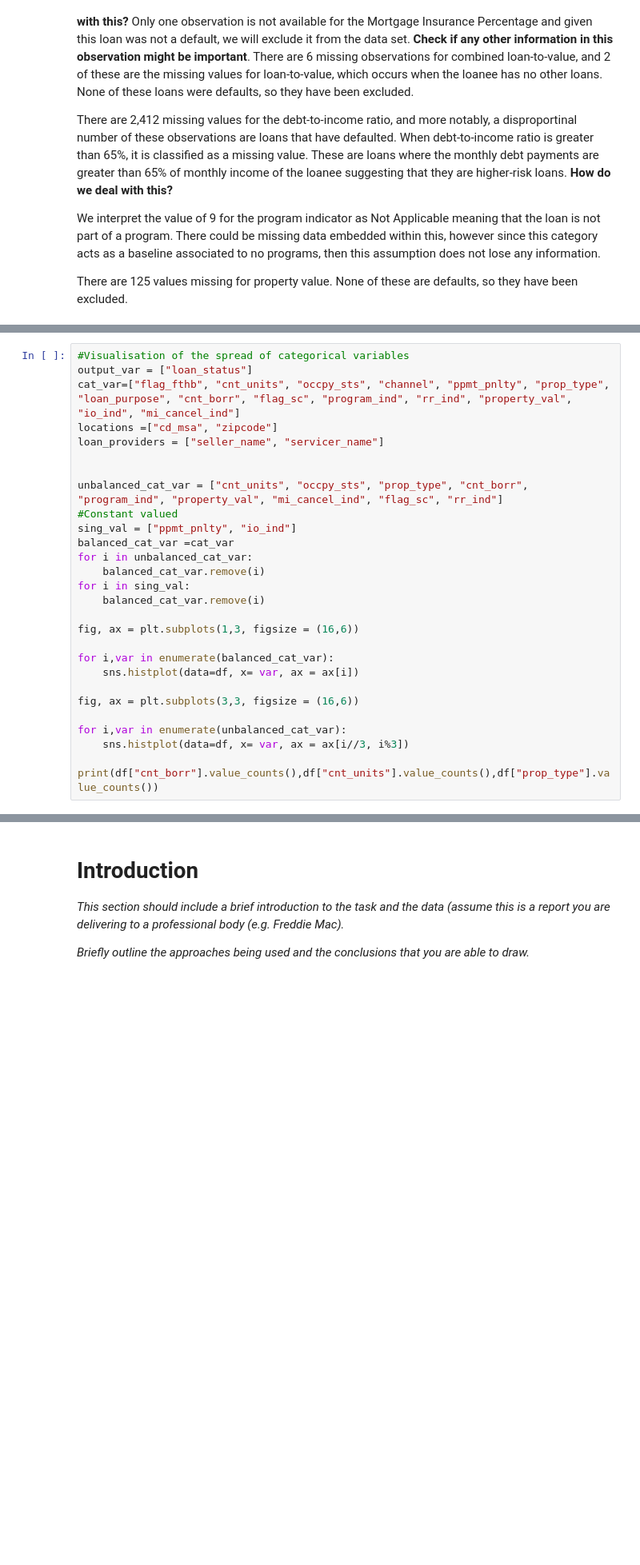
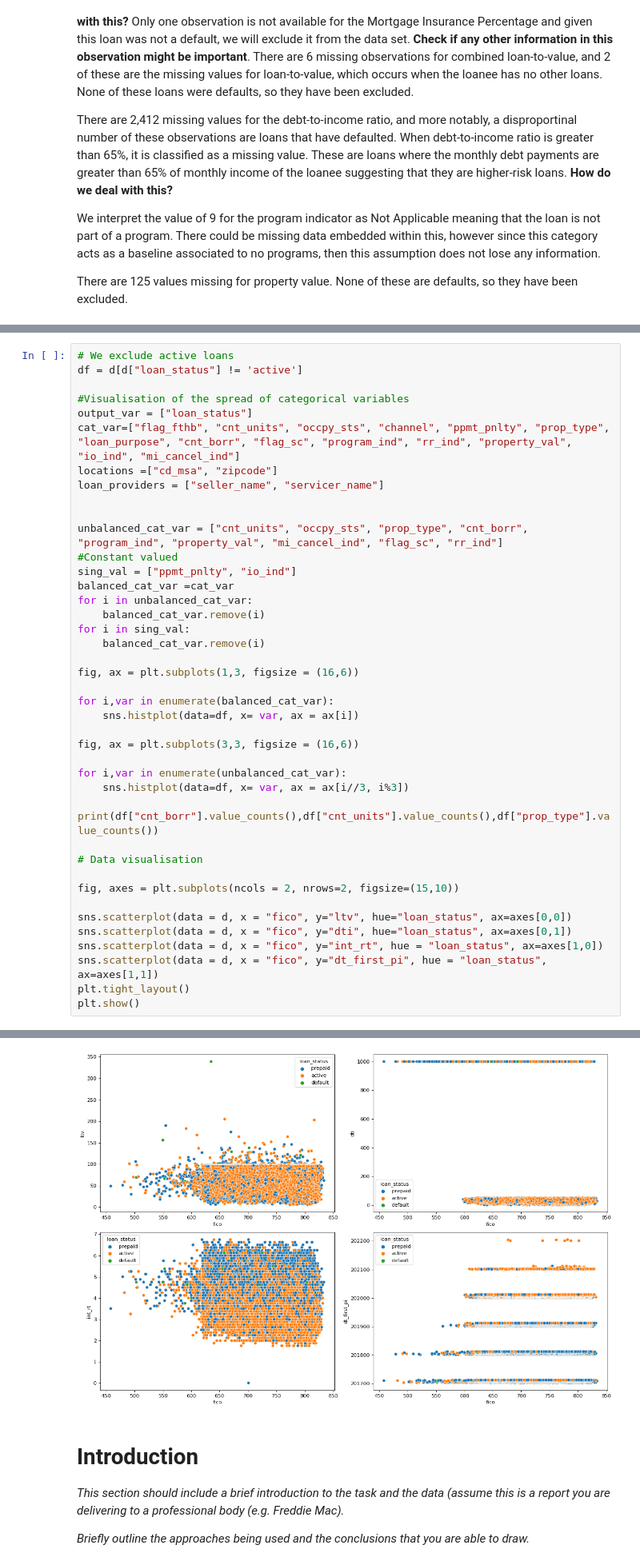
Before and after one commit to AsheRaymondBarker/MLPy2, a Jupyter notebook: project2.ipynb, the cells around one changed output, grey strips where cells are left out. Shown at 80% size. Saved outputs shown, nothing was run; the diff lists cells and outputs as text; blank space fills up the shorter version.

```diff
--- a/project2.ipynb
+++ b/project2.ipynb
@@ -85,4 +95,7 @@ What is an acceptable level of inbalanace in the data? Should we combine any of
 # %%
+# We exclude active loans
+df = d[d["loan_status"] != 'active']
+
 #Visualisation of the spread of categorical variables
 output_var = ["loan_status"]
 cat_var=["flag_fthb", "cnt_units", "occpy_sts", "channel", "ppmt_pnlty", "prop_type", "loan_purpose", "cnt_borr", "flag_sc", "program_ind", "rr_ind", "property_val", "io_ind", "mi_cancel_ind"]
@@ -101,33 +114,45 @@ for i in sing_val:
 
 fig, ax = plt.subplots(1,3, figsize = (16,6))
 
 for i,var in enumerate(balanced_cat_var):
     sns.histplot(data=df, x= var, ax = ax[i])
 
 fig, ax = plt.subplots(3,3, figsize = (16,6))
 
 for i,var in enumerate(unbalanced_cat_var):
     sns.histplot(data=df, x= var, ax = ax[i//3, i%3])
 
 print(df["cnt_borr"].value_counts(),df["cnt_units"].value_counts(),df["prop_type"].value_counts())
+
+# Data visualisation
+
+fig, axes = plt.subplots(ncols = 2, nrows=2, figsize=(15,10))
+
+sns.scatterplot(data = d, x = "fico", y="ltv", hue="loan_status", ax=axes[0,0])
+sns.scatterplot(data = d, x = "fico", y="dti", hue="loan_status", ax=axes[0,1])
+sns.scatterplot(data = d, x = "fico", y="int_rt", hue = "loan_status", ax=axes[1,0])
+sns.scatterplot(data = d, x = "fico", y="dt_first_pi", hue = "loan_status", ax=axes[1,1])
+plt.tight_layout()
+plt.show()
 # %% [output]
 1    66000
 2    59854
 3      641
 4       89
 5        1
 Name: cnt_borr, dtype: int64 1    124209
 2      1688
 3       367
 4       321
 Name: cnt_units, dtype: int64 SF    77757
 PU    37490
 CO    10807
 MH      384
 CP      147
 Name: prop_type, dtype: int64
 [figure]
 [figure]
+[figure, added]
 # %% [markdown]
 # Introduction
 
```
Also changed, not shown: parts of 7 cells of this notebook.
